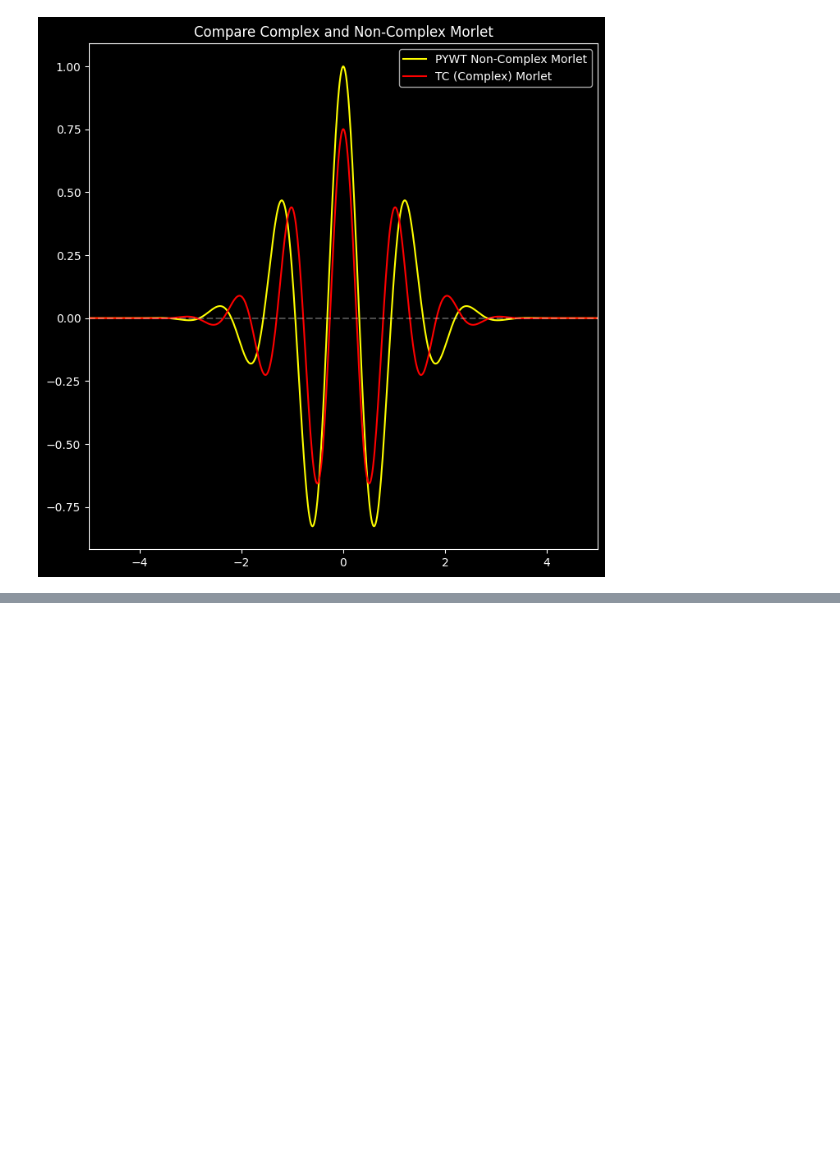
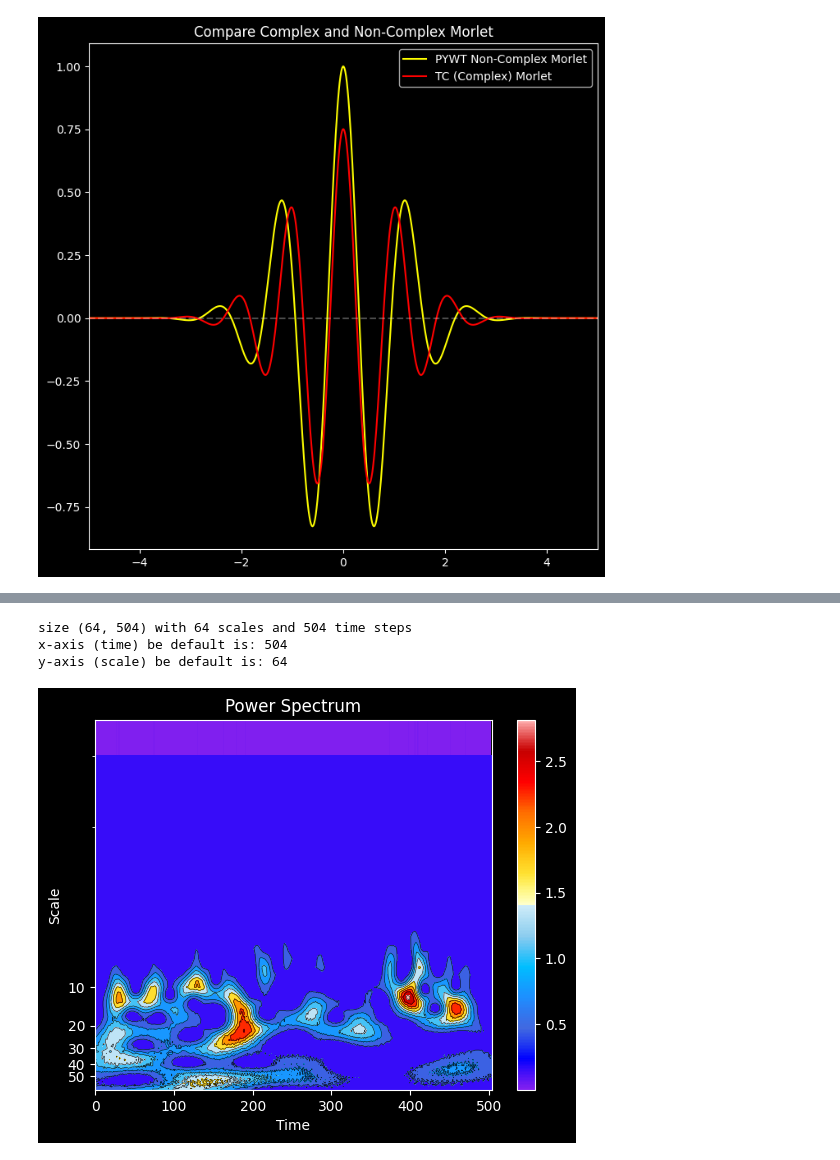
Before and after one commit to cyschneck/wavelet-tutorial, a Jupyter notebook: matching_scales.ipynb, the cells around one changed output, grey strips where cells are left out. Saved outputs shown, nothing was run; the diff lists cells and outputs as text; code cells hidden in the pictures; blank space fills up the shorter version.

```diff
--- a/matching_scales.ipynb
+++ b/matching_scales.ipynb
@@ -206,0 +205,53 @@ plt.show()
+# %%
+#wavelet_mother = "cmor" # cmorB-C where BC are floating point values
+# B = bandwidth
+# C = center frequency
+#wavelet_mother = f"cmor{B}-{C}"
+
+dt = 0.25 # sampling period (time between each y-value)
+s0 = 0.25 # smallest scale
+dj = 0.25 # spacing between discrete scales
+n = len(sst_data)
+jtot = 64
+scales = np.arange(1, jtot+1)
+wavelet_coeffs, freqs = pywt.cwt(data=sst_data,
+                                 scales=scales,
+                                 wavelet=complex_morlet,
+                                 sampling_period=dt)
+
+# Shape of wavelet transform
+print(f"size {wavelet_coeffs.shape} with {wavelet_coeffs.shape[0]} scales and {wavelet_coeffs.shape[1]} time steps")
+print(f"x-axis (time) be default is: {wavelet_coeffs.shape[1]}")
+print(f"y-axis (scale) be default is: {wavelet_coeffs.shape[0]}")
+
+# Plot scalogram
+fig, ax = plt.subplots()
+plt.style.use('dark_background')
+power = np.power((abs(wavelet_coeffs)), 2)  # compare the power spectrum
+
+ax.set_yscale("symlog")
+ax.invert_yaxis()
+ax.set_yticks([10, 20, 30, 40, 50])
+ax.set_yticklabels([10, 20, 30, 40, 50])
+
+import cmaps
+
+plt.contourf(power,
+             vmax=(power).max(), vmin=(power).min(),
+             cmap=cmaps.ncl_default, levels=10)
+plt.contour(power, levels=10, colors="k", linewidths=0.5, alpha=0.75)
+
+plt.title("Power Spectrum")
+plt.xlabel("Time")
+plt.ylabel("Scale")
+plt.imshow(power,
+           vmax=(power).max(), vmin=(power).min(),
+           cmap=cmaps.ncl_default, aspect="auto")
+plt.colorbar()
+#plt.savefig("color.png")
+plt.show()
+# %% [output]
+size (64, 504) with 64 scales and 504 time steps
+x-axis (time) be default is: 504
+y-axis (scale) be default is: 64
+[figure, added]
```
Also changed, not shown: parts of 5 cells of this notebook.
